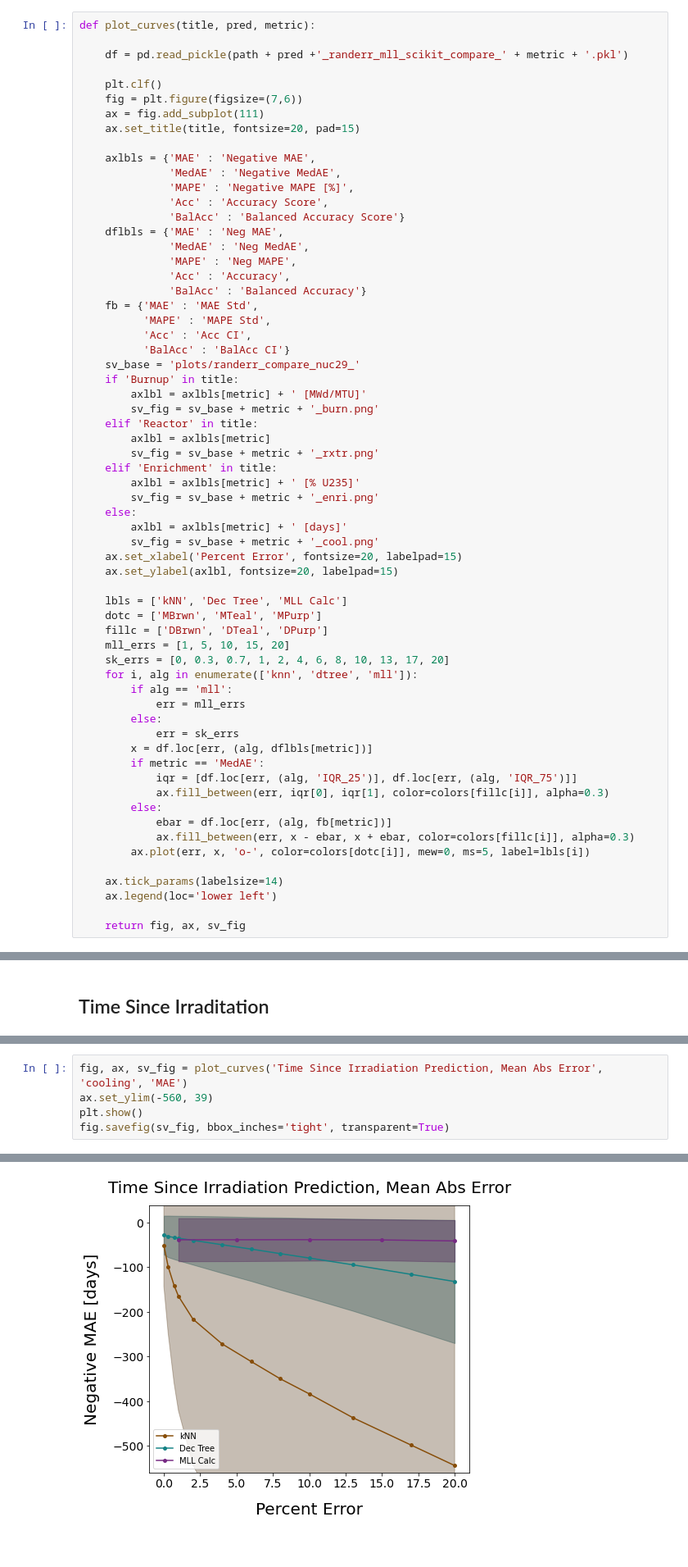
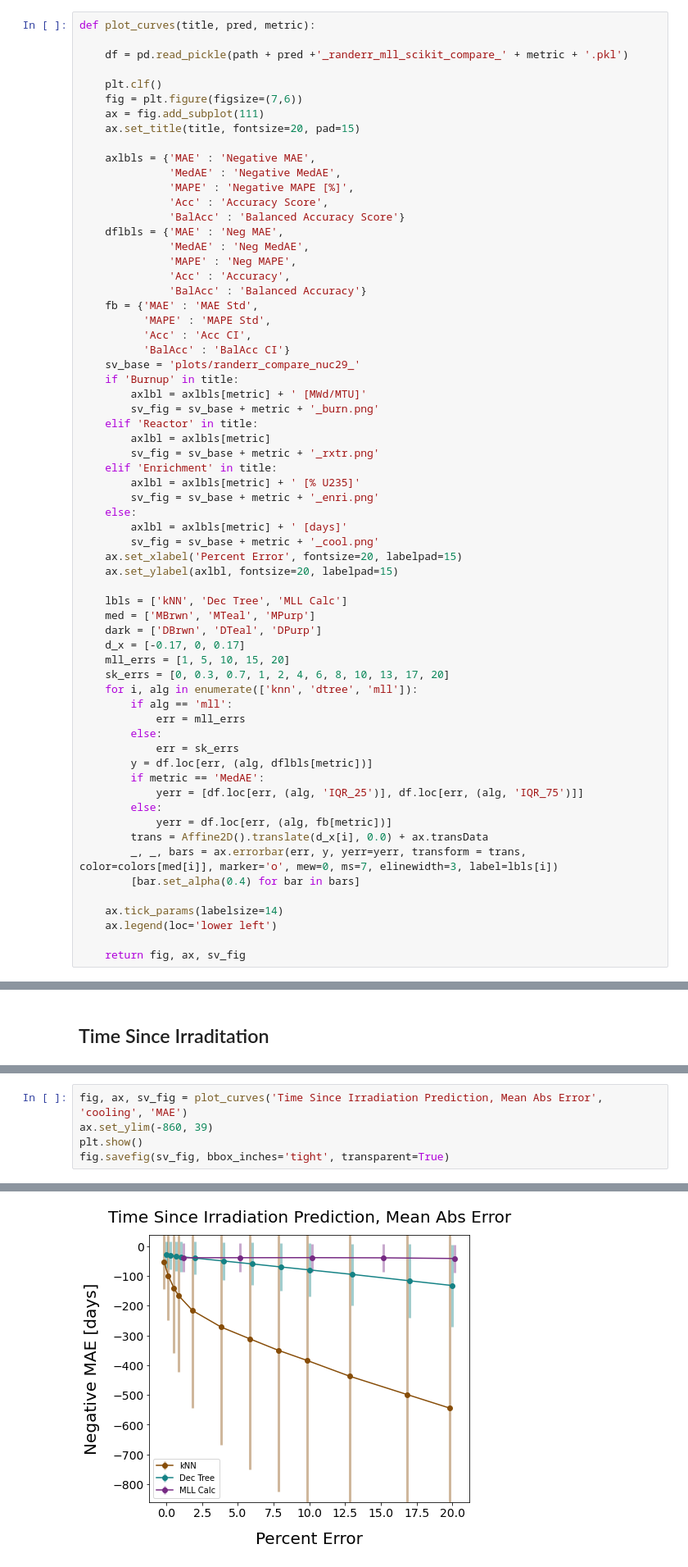
Before and after one commit to opotowsky/process_results, a Jupyter notebook: nuc_rand-err_mll_scikit_compare.ipynb, the cells around one changed output, grey strips where cells are left out. Shown at 82% size. Saved outputs shown, nothing was run; the diff lists cells and outputs as text.

```diff
--- a/nuc_rand-err_mll_scikit_compare.ipynb
+++ b/nuc_rand-err_mll_scikit_compare.ipynb
@@ -56,8 +58,9 @@ def plot_curves(title, pred, metric):
     ax.set_ylabel(axlbl, fontsize=20, labelpad=15)
 
     lbls = ['kNN', 'Dec Tree', 'MLL Calc']
-    dotc = ['MBrwn', 'MTeal', 'MPurp']
-    fillc = ['DBrwn', 'DTeal', 'DPurp']
+    med = ['MBrwn', 'MTeal', 'MPurp']
+    dark = ['DBrwn', 'DTeal', 'DPurp']
+    d_x = [-0.17, 0, 0.17]
     mll_errs = [1, 5, 10, 15, 20]
     sk_errs = [0, 0.3, 0.7, 1, 2, 4, 6, 8, 10, 13, 17, 20]
     for i, alg in enumerate(['knn', 'dtree', 'mll']):
@@ -65,14 +68,14 @@ def plot_curves(title, pred, metric):
             err = mll_errs
         else:
             err = sk_errs
-        x = df.loc[err, (alg, dflbls[metric])]
+        y = df.loc[err, (alg, dflbls[metric])]
         if metric == 'MedAE':
-            iqr = [df.loc[err, (alg, 'IQR_25')], df.loc[err, (alg, 'IQR_75')]]
-            ax.fill_between(err, iqr[0], iqr[1], color=colors[fillc[i]], alpha=0.3)
+            yerr = [df.loc[err, (alg, 'IQR_25')], df.loc[err, (alg, 'IQR_75')]]
         else:
-            ebar = df.loc[err, (alg, fb[metric])]
-            ax.fill_between(err, x - ebar, x + ebar, color=colors[fillc[i]], alpha=0.3)
-        ax.plot(err, x, 'o-', color=colors[dotc[i]], mew=0, ms=5, label=lbls[i])
+            yerr = df.loc[err, (alg, fb[metric])]
+        trans = Affine2D().translate(d_x[i], 0.0) + ax.transData
+        _, _, bars = ax.errorbar(err, y, yerr=yerr, transform = trans, color=colors[med[i]], marker='o', mew=0, ms=7, elinewidth=3, label=lbls[i])
+        [bar.set_alpha(0.4) for bar in bars]
 
     ax.tick_params(labelsize=14)
     ax.legend(loc='lower left')
@@ -169,8 +173,8 @@ fig.savefig(sv_fig, bbox_inches='tight', transparent=True)
 # %%
 fig, ax, sv_fig = plot_curves('Time Since Irradiation Prediction, Mean Abs Error', 'cooling', 'MAE')
-ax.set_ylim(-560, 39)
+ax.set_ylim(-860, 39)
 plt.show()
 fig.savefig(sv_fig, bbox_inches='tight', transparent=True)
 # %% [output]
 <Figure size 432x288 with 0 Axes>
-[figure, old version]
+[figure, new version]
```
Also changed, not shown: parts of 25 cells of this notebook.
